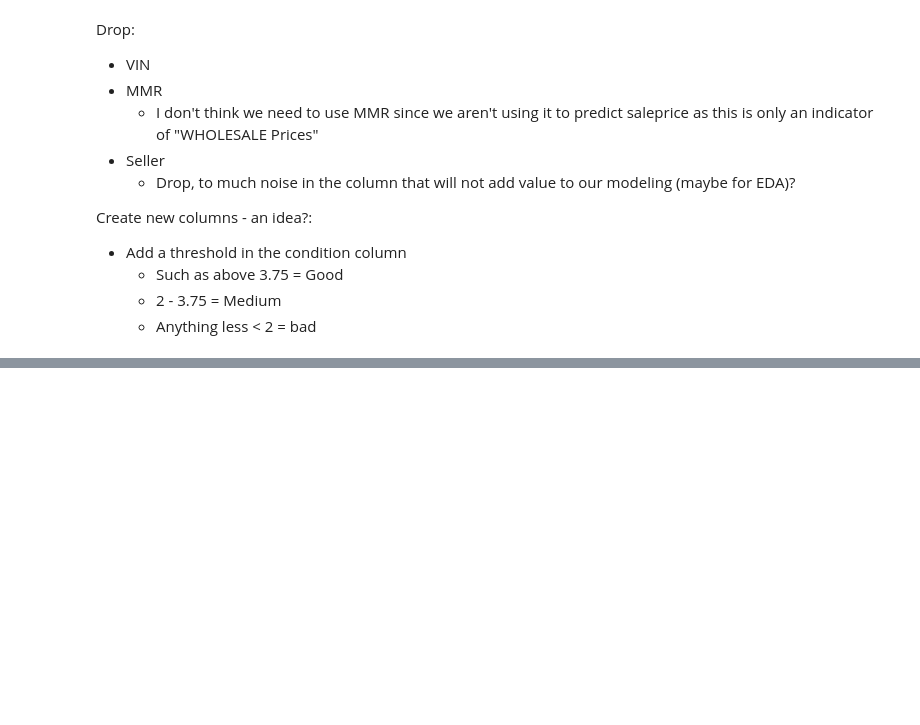
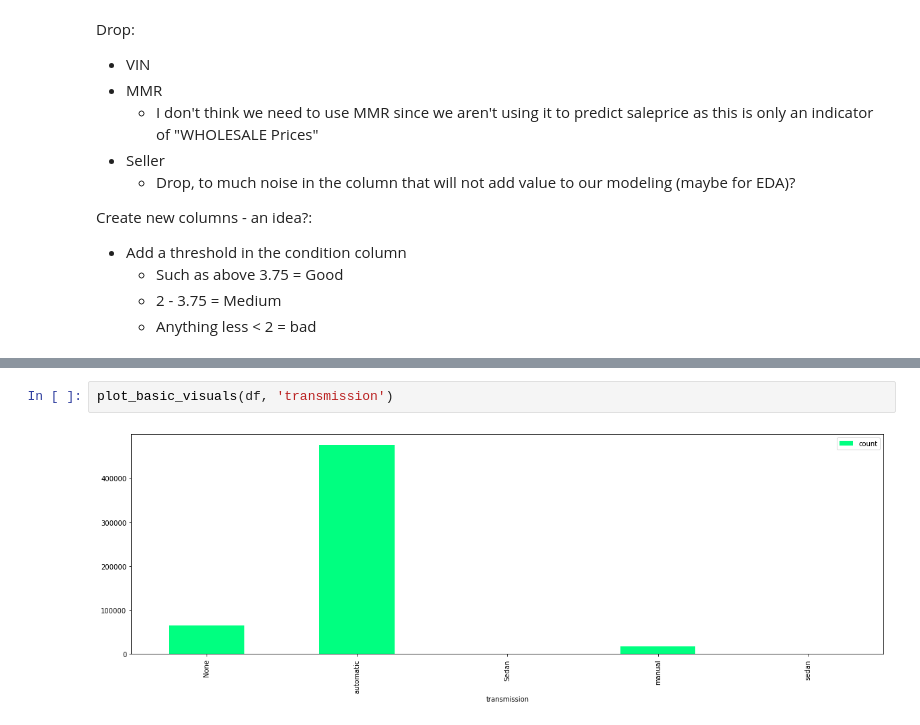
Before and after one commit to iamAngelSH/Used_Car_Project, a Jupyter notebook: Modeling_Linear_angel.ipynb, the cells around one changed output, grey strips where cells are left out. Drawn from its saved outputs; the diff is of its cells as text; blank space fills up the shorter version.

```diff
--- a/Modeling_Linear_angel.ipynb
+++ b/Modeling_Linear_angel.ipynb
@@ -169,0 +174,4 @@ states.show(states.count(), truncate = False)
+# %%
+plot_basic_visuals(df, 'transmission')
+# %% [output]
+[figure, added]
```
Also changed, not shown: parts of 10 cells of this notebook.
